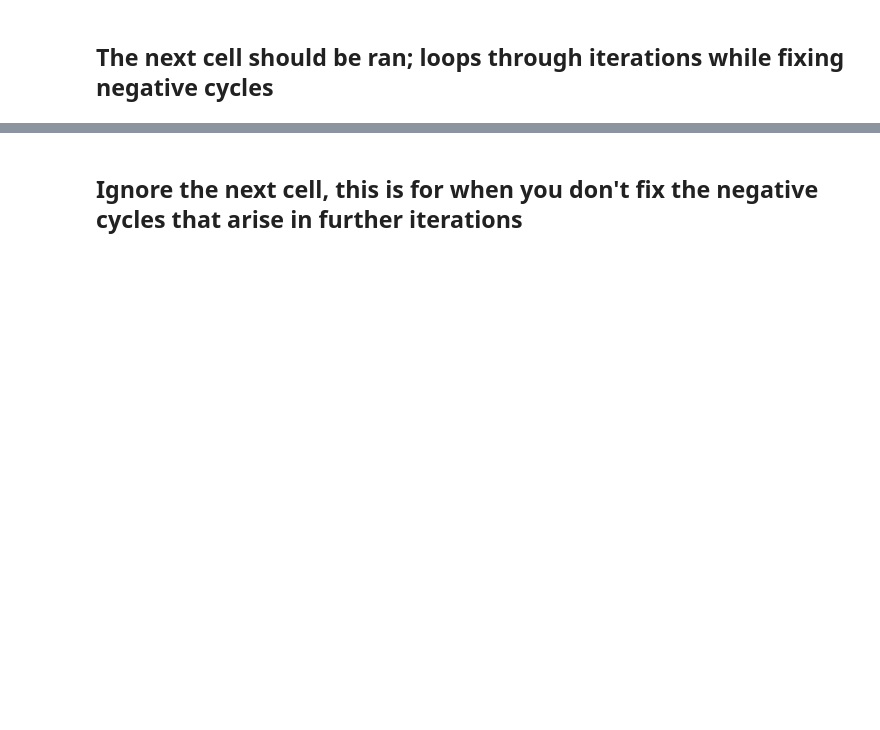
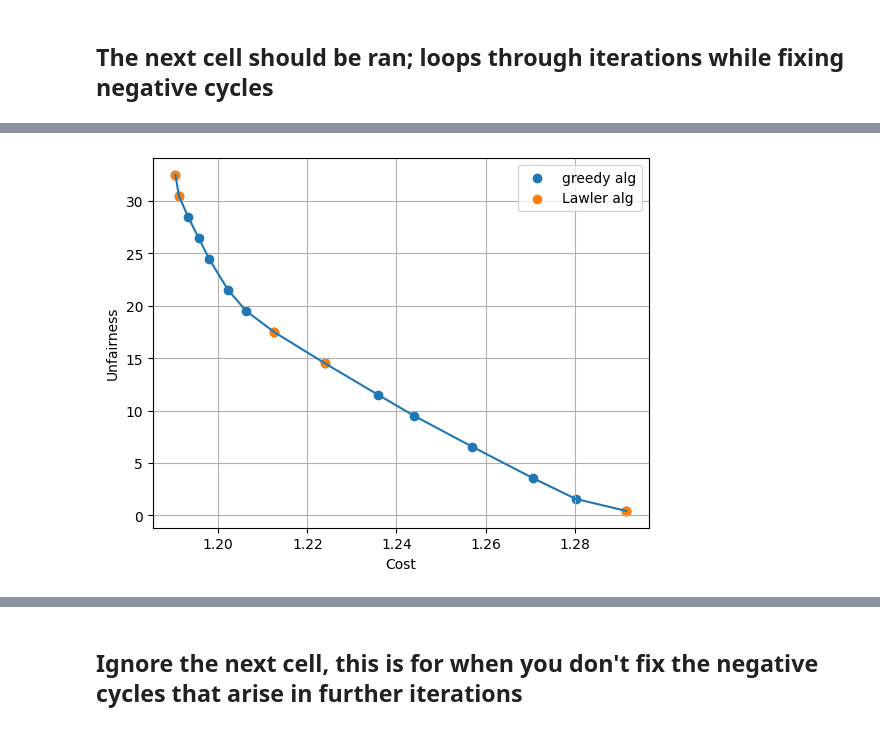
Before and after one commit to astoica/strategic-clustering-code, a Jupyter notebook: strategic-clustering-tradeoffalg-cleanedup.ipynb, the cells around one changed output, grey strips where cells are left out. Cells and saved outputs as stored; diff of their text form; code cells hidden in the pictures; blank space fills up the shorter version.

```diff
--- a/strategic-clustering-tradeoffalg-cleanedup.ipynb
+++ b/strategic-clustering-tradeoffalg-cleanedup.ipynb
@@ -849,13 +860,13 @@ nx.info(G_SBM)
 ## The next cell should be ran; loops through iterations while fixing negative cycles
 # %%
 # these are the iterations that the trade-off algorithm runs; note that beyond iteration 0, the starting clustering is no longer optimal in the optimization objective (for k-means, that means inertia)
-no_of_iterations = 6
+no_of_iterations = 20
 fairness_list = []
 cost_list = []
 
 # k is the number of clusters for spectral clustering
 #k = len(sizes) # for simulated model
-k = 5 # for the real data; needs to be varied
+k = 2 # for the real data; needs to be varied
 
 
 # computing the spectrum of the graph
@@ -1154,0 +1291,24 @@ AssertionError:
+# %%
+cluster_assignment = y
+i = 0
+f_vals = []
+c_vals = []
+while True:
+    print(f"Iteration: {i}")
+    i += 1
+    # print metrics for current iteration
+    [clf, avgf] = compute_fairness_linear(G_SBM, list_nodes, k, cluster_assignment)
+    f_vals.append(avgf)
+    # print("Average unfairness: ", avgf)
+    [clcost,avgcost] = compute_avg_kdistance_inertia(cluster_assignment,k,X_dist)
+    c_vals.append(avgcost)
+    # print("Average cost: ", avgcost)
+
+    # find best change
+    best_change = find_best_change(G_SBM, y, X_dist, k)
+    if best_change == 0:
+        break
+    best_change = best_change[0]
+
+    # update clustering
+    cluster_assignment[best_change[0]] = best_change[1]
@@ -1154,0 +1332,11 @@ AssertionError:
+# %%
+plt.scatter(c_vals, f_vals,label='greedy alg')
+plt.scatter(cost_list,fairness_list, label='Lawler alg')
+plt.plot(c_vals, f_vals)
+plt.xlabel("Cost")
+plt.ylabel("Unfairness")
+plt.legend()
+plt.grid()
+plt.savefig('Highschool_tradeoff_greedy_vs_Lawler_k2.pdf')
+# %% [output]
+[figure, added]
```
Also changed, not shown: parts of 18 cells of this notebook, 1 other file.
